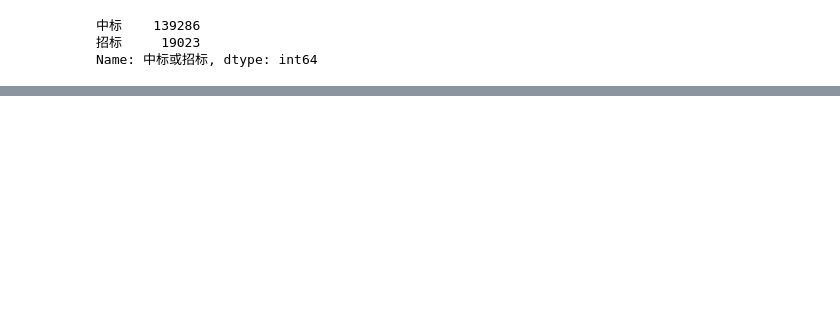
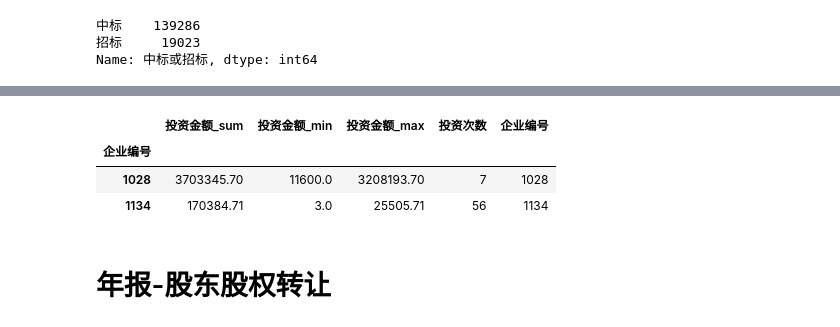
Before and after one commit to AlanConstantine/ISI-WorldCup2019, a Jupyter notebook: Code/Preprocessing/CombineNoFinancialData.ipynb, the cells around one changed output, grey strips where cells are left out. Saved outputs shown, nothing was run; the diff lists cells and outputs as text; code cells hidden in the pictures; blank space fills up the shorter version.

```diff
--- a/Code/Preprocessing/CombineNoFinancialData.ipynb
+++ b/Code/Preprocessing/CombineNoFinancialData.ipynb
@@ -501,0 +581,4 @@ merge_zhaotuobiao.to_excel(
+# %%
+df_nianbao_touzi_bkp = pd.read_excel(data_path+r'年报-对外投资信息.xlsx')
+df_nianbao_touzi = df_nianbao_touzi_bkp.copy()
+df_nianbao_touzi.info()
@@ -501,0 +595,20 @@ merge_zhaotuobiao.to_excel(
+# %%
+df_nianbao_touzi_clean = df_nianbao_touzi.loc[(
+    df_nianbao_touzi['投资金额'].notnull())]
+
+agg_func = {
+    '投资金额': ['sum', 'min', 'max'],
+    '企业编号': ['count']
+}
+df_nianbao_touzi_group = df_nianbao_touzi_clean.groupby(
+    ['企业编号']).agg(agg_func)
+df_nianbao_touzi_group.columns = [
+    '_'.join(col).strip() for col in df_nianbao_touzi_group.columns.values]
+df_nianbao_touzi_group['企业编号'] = df_nianbao_touzi_group.index
+df_nianbao_touzi_group.rename(columns={'企业编号_count': '投资次数'}, inplace=True)
+df_nianbao_touzi_group.head(n=2)
+# %% [output]
+|  | 投资金额_sum | 投资金额_min | 投资金额_max | 投资次数 | 企业编号 |
+| 企业编号 |  |  |  |  |  |
+| 1028 | 3703345.70 | 11600.0 | 3208193.70 | 7 | 1028 |
+| 1134 | 170384.71 | 3.0 | 25505.71 | 56 | 1134 |
@@ -501,0 +617,2 @@ merge_zhaotuobiao.to_excel(
+# %% [markdown]
+# 年报-股东股权转让
```
Also changed, not shown: parts of 88 cells of this notebook, 1 other file.
